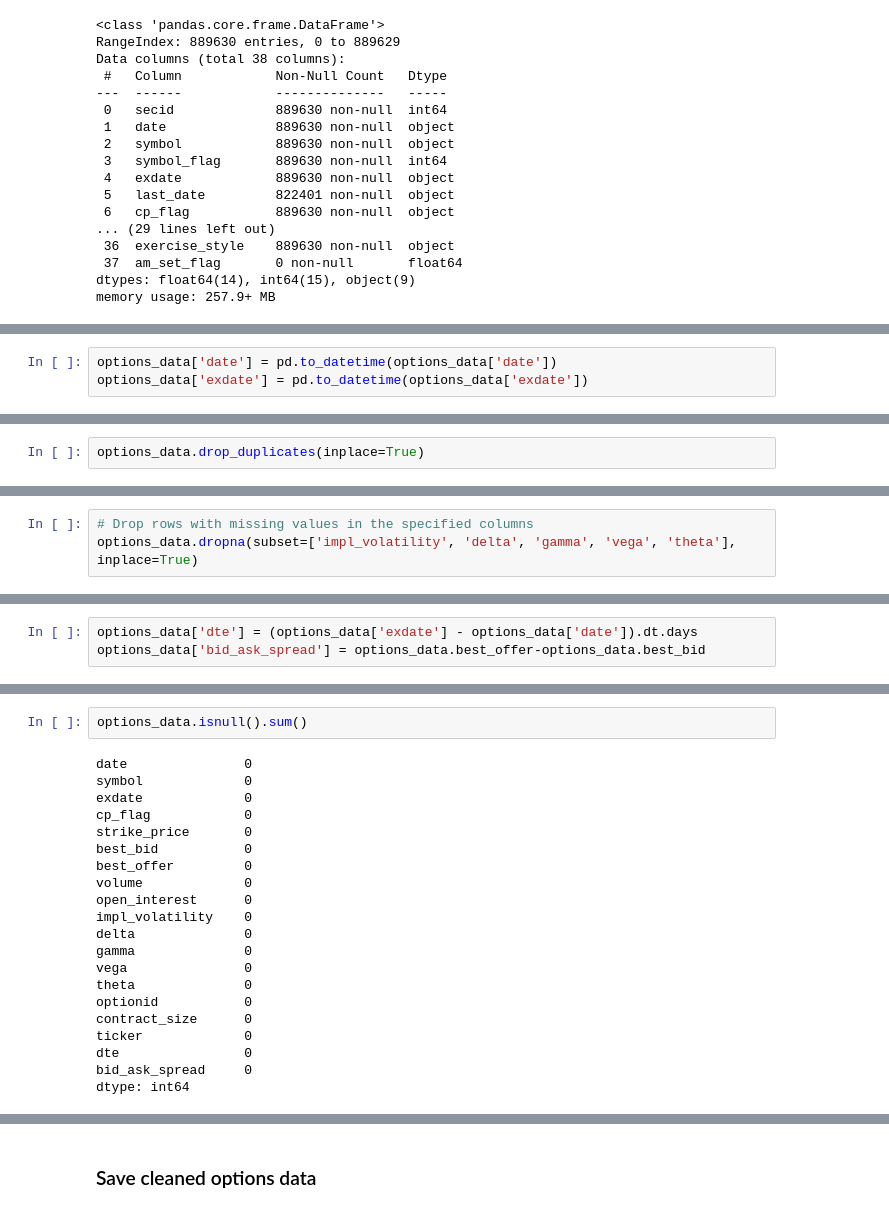
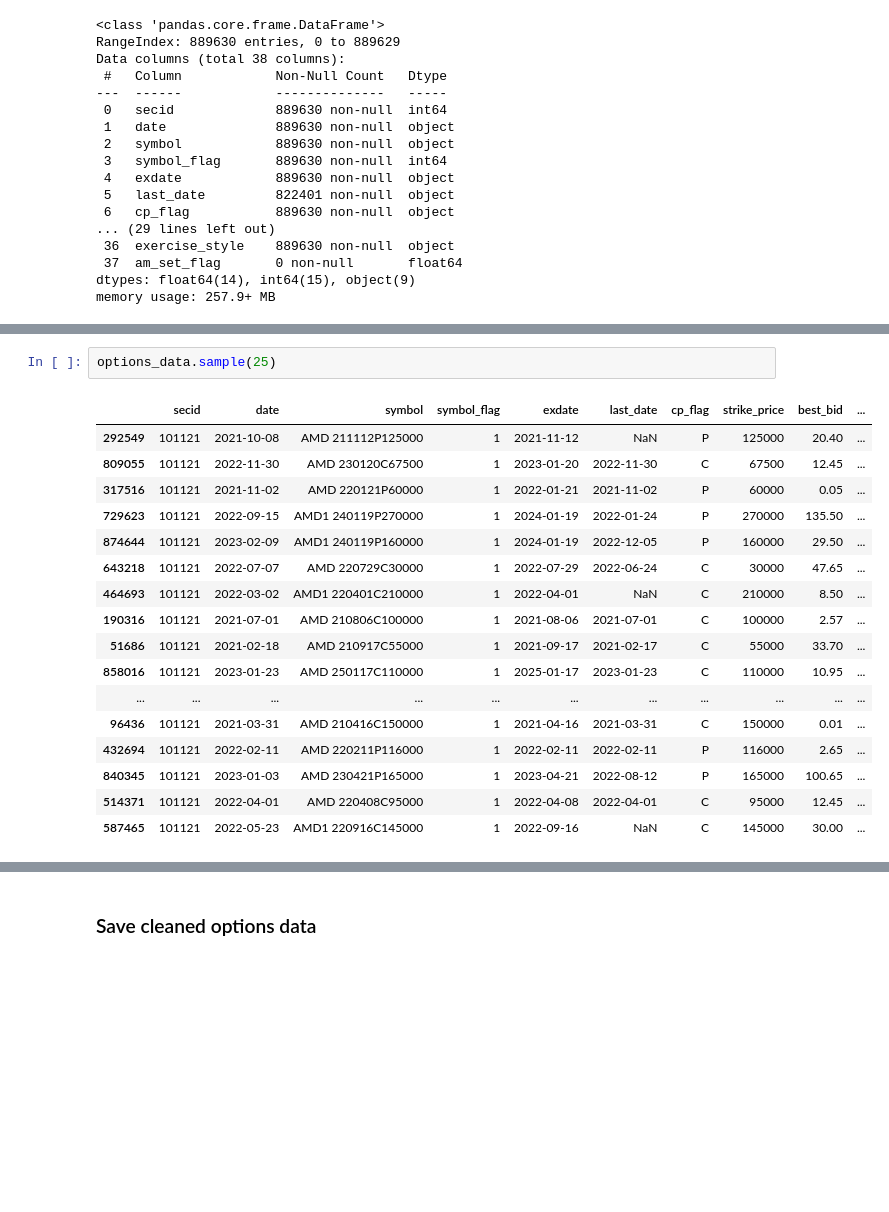
Before and after one commit to Veritec2/spring-2024-stock-option-analysis, a Jupyter notebook: notebooks/Data_Cleaning.ipynb, the cells around one changed output, grey strips where cells are left out. Drawn from its saved outputs; the diff is of its cells as text; blank space fills up the shorter version.

```diff
--- a/notebooks/Data_Cleaning.ipynb
+++ b/notebooks/Data_Cleaning.ipynb
@@ -209,3 +41,0 @@ dtype: int64
-# %%
-options_data['date'] = pd.to_datetime(options_data['date'])
-options_data['exdate'] = pd.to_datetime(options_data['exdate'])
@@ -214,2 +41,0 @@ options_data['exdate'] = pd.to_datetime(options_data['exdate'])
-# %%
-options_data.drop_duplicates(inplace=True)
@@ -274,3 +41,0 @@ Implied Volatility: this is a significantly important regarding to stock options
-# %%
-# Drop rows with missing values in the specified columns
-options_data.dropna(subset=['impl_volatility', 'delta', 'gamma', 'vega', 'theta'], inplace=True)
@@ -320,3 +41,0 @@ memory usage: 101.0+ MB
-# %%
-options_data['dte'] = (options_data['exdate'] - options_data['date']).dt.days
-options_data['bid_ask_spread'] = options_data.best_offer-options_data.best_bid
@@ -343,23 +42,20 @@ memory usage: 112.2+ MB
-# %%
-options_data.isnull().sum()
-# %% [output]
-date               0
-symbol             0
-exdate             0
-cp_flag            0
-strike_price       0
-best_bid           0
-best_offer         0
-volume             0
-open_interest      0
-impl_volatility    0
-delta              0
-gamma              0
-vega               0
-theta              0
-optionid           0
-contract_size      0
-ticker             0
-dte                0
-bid_ask_spread     0
-dtype: int64
+# %%
+options_data.sample(25)
+# %% [output]
+|  | secid | date | symbol | symbol_flag | exdate | last_date | cp_flag | strike_price | best_bid | ... |
+| 292549 | 101121 | 2021-10-08 | AMD 211112P125000 | 1 | 2021-11-12 | NaN | P | 125000 | 20.40 | ... |
+| 809055 | 101121 | 2022-11-30 | AMD 230120C67500 | 1 | 2023-01-20 | 2022-11-30 | C | 67500 | 12.45 | ... |
+| 317516 | 101121 | 2021-11-02 | AMD 220121P60000 | 1 | 2022-01-21 | 2021-11-02 | P | 60000 | 0.05 | ... |
+| 729623 | 101121 | 2022-09-15 | AMD1 240119P270000 | 1 | 2024-01-19 | 2022-01-24 | P | 270000 | 135.50 | ... |
+| 874644 | 101121 | 2023-02-09 | AMD1 240119P160000 | 1 | 2024-01-19 | 2022-12-05 | P | 160000 | 29.50 | ... |
+| 643218 | 101121 | 2022-07-07 | AMD 220729C30000 | 1 | 2022-07-29 | 2022-06-24 | C | 30000 | 47.65 | ... |
+| 464693 | 101121 | 2022-03-02 | AMD1 220401C210000 | 1 | 2022-04-01 | NaN | C | 210000 | 8.50 | ... |
+| 190316 | 101121 | 2021-07-01 | AMD 210806C100000 | 1 | 2021-08-06 | 2021-07-01 | C | 100000 | 2.57 | ... |
+| 51686 | 101121 | 2021-02-18 | AMD 210917C55000 | 1 | 2021-09-17 | 2021-02-17 | C | 55000 | 33.70 | ... |
+| 858016 | 101121 | 2023-01-23 | AMD 250117C110000 | 1 | 2025-01-17 | 2023-01-23 | C | 110000 | 10.95 | ... |
+| ... | ... | ... | ... | ... | ... | ... | ... | ... | ... | ... |
+| 96436 | 101121 | 2021-03-31 | AMD 210416C150000 | 1 | 2021-04-16 | 2021-03-31 | C | 150000 | 0.01 | ... |
+| 432694 | 101121 | 2022-02-11 | AMD 220211P116000 | 1 | 2022-02-11 | 2022-02-11 | P | 116000 | 2.65 | ... |
+| 840345 | 101121 | 2023-01-03 | AMD 230421P165000 | 1 | 2023-04-21 | 2022-08-12 | P | 165000 | 100.65 | ... |
+| 514371 | 101121 | 2022-04-01 | AMD 220408C95000 | 1 | 2022-04-08 | 2022-04-01 | C | 95000 | 12.45 | ... |
+| 587465 | 101121 | 2022-05-23 | AMD1 220916C145000 | 1 | 2022-09-16 | NaN | C | 145000 | 30.00 | ... |
```
Also changed, not shown: parts of 118 cells of this notebook, 1 other file.
